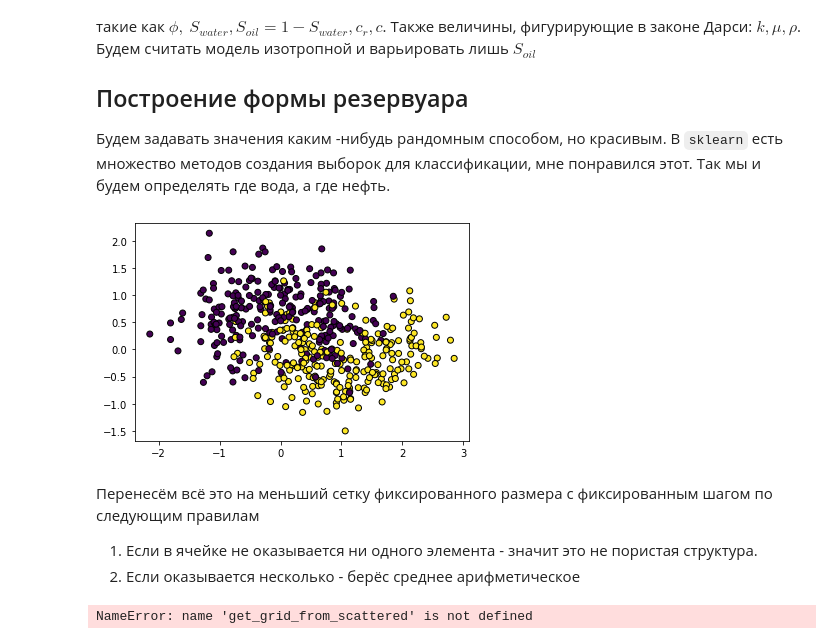
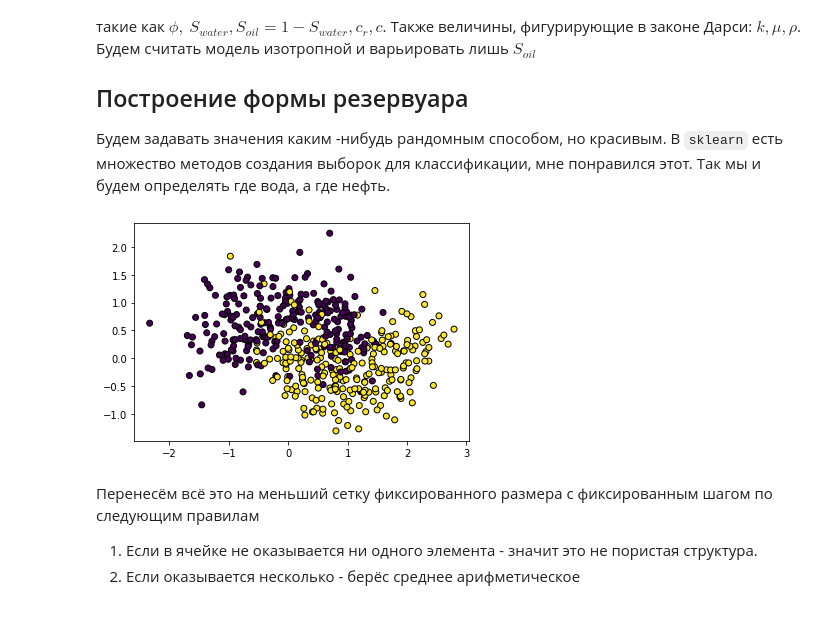
Before and after one commit to yamidovich/ReservoirModel, a Jupyter notebook: Model_descripton.ipynb, the cells around one changed output. Drawn from its saved outputs; the diff is of its cells as text; code cells hidden in the pictures.

Commit message:
version with no errors displayed

```diff
--- a/Model_descripton.ipynb
+++ b/Model_descripton.ipynb
@@ -16,11 +18,11 @@ imp.reload(FImatrixesRE)
 ## Построение формы резервуара
 Будем задавать значения каким -нибудь рандомным способом, но красивым. В `sklearn` есть множество методов создания выборок для классификации, мне понравился этот. Так мы и будем определять где вода, а где нефть.
 # %%
-ds = matrixes.get_res_scattered()
+ds = matrixes.get_res_scattered(noise=0.4)
 plt.scatter(ds[0][:, 0],ds[0][:, 1], c=ds[1], edgecolors='k')
 plt.show()
 # %% [output]
-[figure, old version]
+[figure, new version]
 # %% [markdown]
 Перенесём всё это на меньший сетку фиксированного размера c фиксированным шагом по следующим правилам
 <ol>
@@ -29,9 +31,7 @@ plt.show()
 <li>Если оказывается несколько - берёс среднее арифметическое
 </ol>
 # %%
-Satur_matrix = get_grid_from_scattered(ds=ds)
+Satur_matrix = matrixes.get_grid_from_scattered(ds=ds)
-# %% [output]
-NameError: name 'get_grid_from_scattered' is not defined
 # %%
 sns.heatmap(Satur_matrix)
 plt.show()
```
Also changed, not shown: parts of 2 cells of this notebook.
